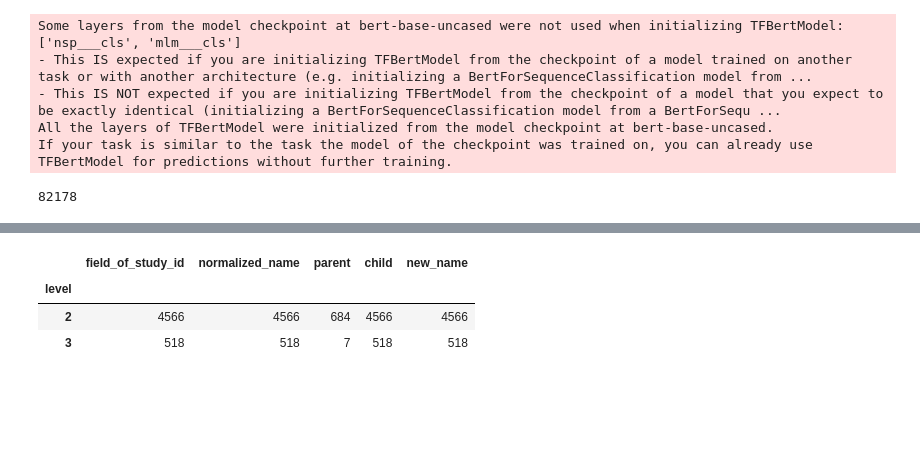
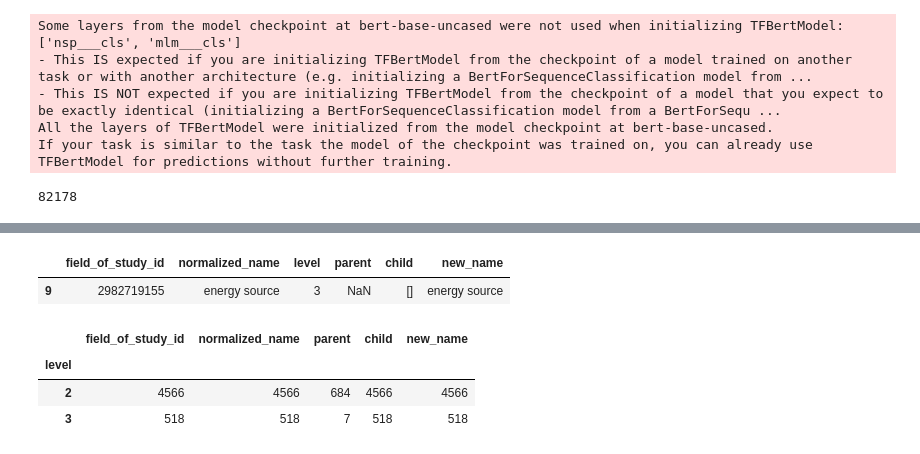
Before and after one commit to jpbarret13/MAG-model-code, a Jupyter notebook: ORPHANS/looking_into_orphans.ipynb, the cells around one changed output, grey strips where cells are left out. Saved outputs shown, nothing was run; the diff lists cells and outputs as text; code cells hidden in the pictures; blank space fills up the shorter version.

```diff
--- a/ORPHANS/looking_into_orphans.ipynb
+++ b/ORPHANS/looking_into_orphans.ipynb
@@ -88,6 +89,11 @@ orphan_df.head(10)
 | 7 | 3018023364 | significant difference | 2 | significant difference | [glass carbomer, vaginal spontane... | significant difference |
 | 8 | 2984729377 | high pressure | 2 | high pressure | [intermediate pressure, high pres... | high pressure |
 | 9 | 2982719155 | energy source | 3 | NaN | [] | energy source |
+# %%
+orphan_df[orphan_df['normalized_name']=='energy source']
+# %% [output]
+|  | field_of_study_id | normalized_name | level | parent | child | new_name |
+| 9 | 2982719155 | energy source | 3 | NaN | [] | energy source |
 # %%
 orphan_df.groupby('level').count()
 # %% [output]
```
Also changed, not shown: parts of 12 cells of this notebook, 2 other files.
